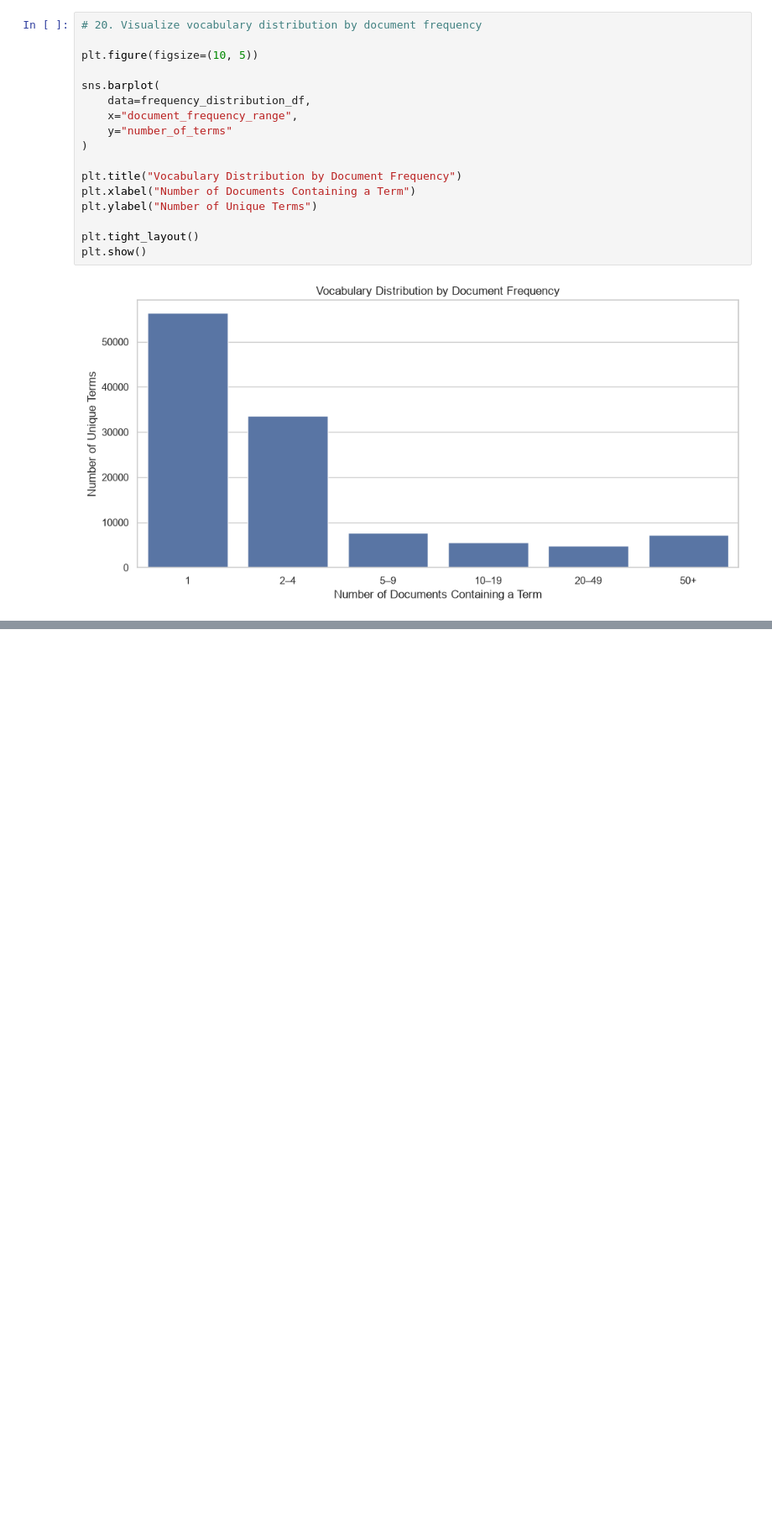
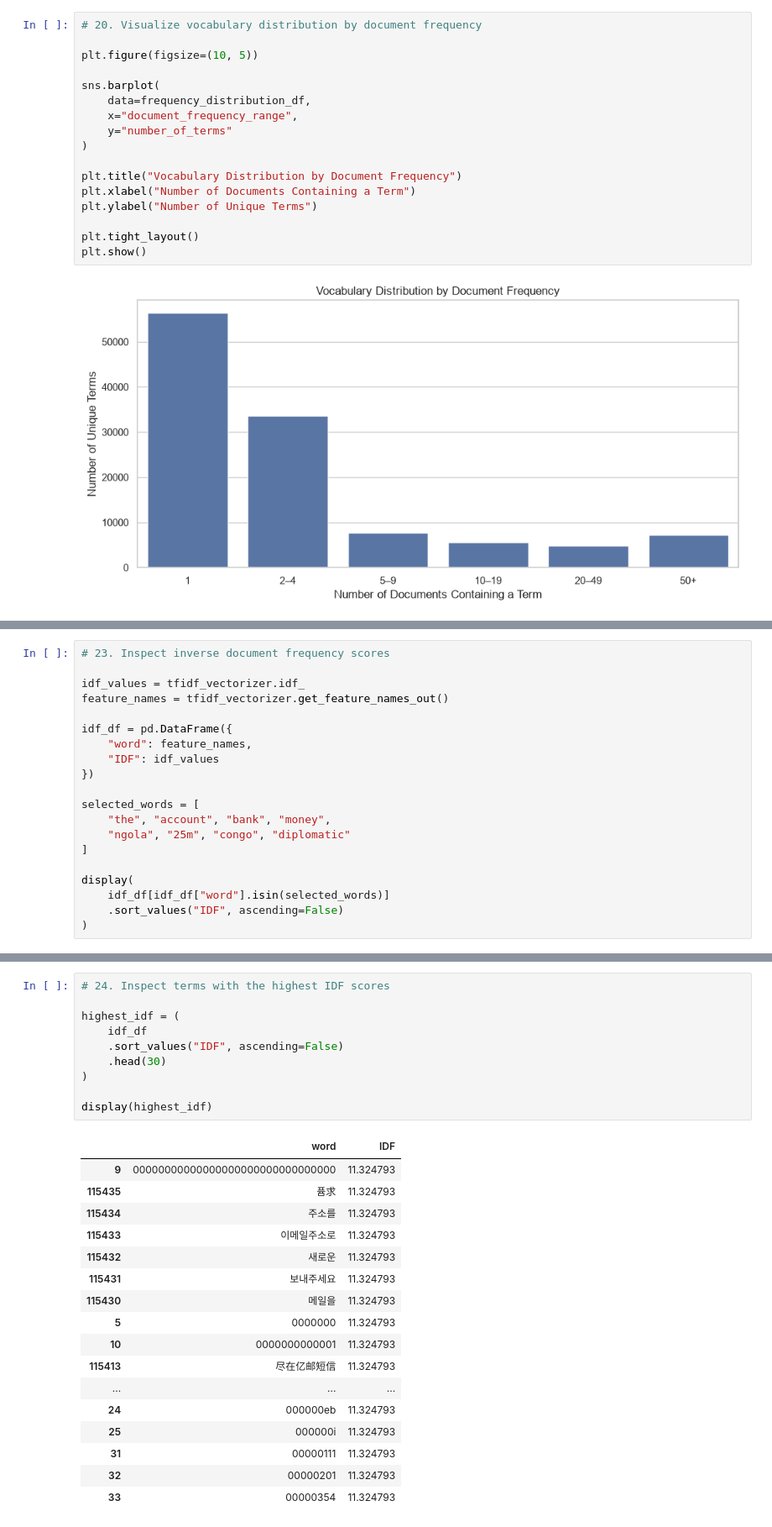
Before and after one commit to Supan-Roy/financial-scam-analysis, a Jupyter notebook: notebooks/02_text_representation.ipynb, the cells around one changed output, grey strips where cells are left out. Shown at 84% size. Drawn from its saved outputs; the diff is of its cells as text; blank space fills up the shorter version.

```diff
--- a/notebooks/02_text_representation.ipynb
+++ b/notebooks/02_text_representation.ipynb
@@ -534,0 +610,20 @@ plt.show()
+# %%
+# 23. Inspect inverse document frequency scores
+
+idf_values = tfidf_vectorizer.idf_
+feature_names = tfidf_vectorizer.get_feature_names_out()
+
+idf_df = pd.DataFrame({
+    "word": feature_names,
+    "IDF": idf_values
+})
+
+selected_words = [
+    "the", "account", "bank", "money",
+    "ngola", "25m", "congo", "diplomatic"
+]
+
+display(
+    idf_df[idf_df["word"].isin(selected_words)]
+    .sort_values("IDF", ascending=False)
+)
@@ -534,0 +640,28 @@ plt.show()
+# %%
+# 24. Inspect terms with the highest IDF scores
+
+highest_idf = (
+    idf_df
+    .sort_values("IDF", ascending=False)
+    .head(30)
+)
+
+display(highest_idf)
+# %% [output]
+|  | word | IDF |
+| 9 | 00000000000000000000000000000000 | 11.324793 |
+| 115435 | 퓸求 | 11.324793 |
+| 115434 | 주소를 | 11.324793 |
+| 115433 | 이메일주소로 | 11.324793 |
+| 115432 | 새로운 | 11.324793 |
+| 115431 | 보내주세요 | 11.324793 |
+| 115430 | 메일을 | 11.324793 |
+| 5 | 0000000 | 11.324793 |
+| 10 | 0000000000001 | 11.324793 |
+| 115413 | 尽在亿邮短信 | 11.324793 |
+| ... | ... | ... |
+| 24 | 000000eb | 11.324793 |
+| 25 | 000000i | 11.324793 |
+| 31 | 00000111 | 11.324793 |
+| 32 | 00000201 | 11.324793 |
+| 33 | 00000354 | 11.324793 |
```
Also changed, not shown: parts of 6 cells of this notebook.
